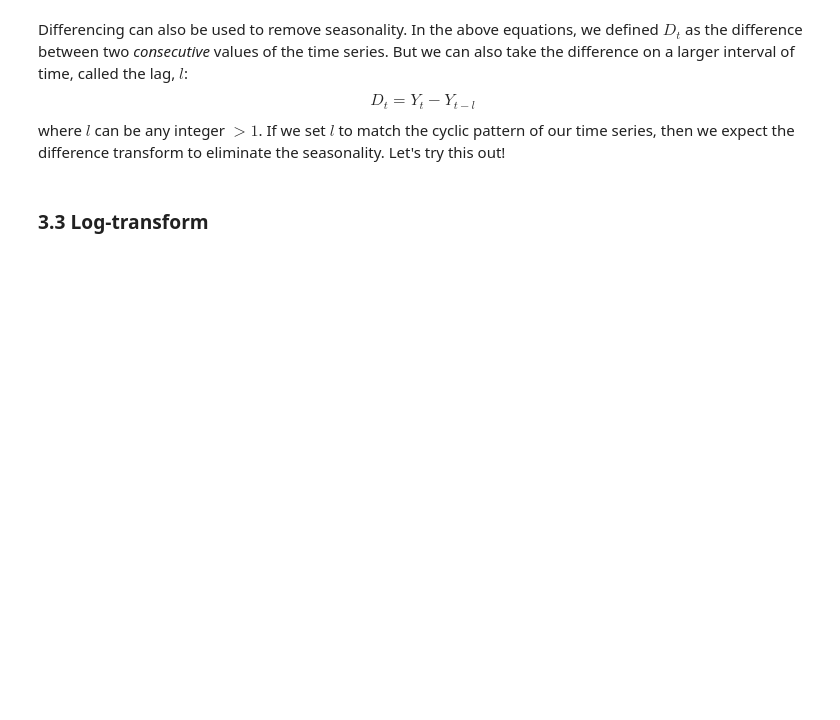
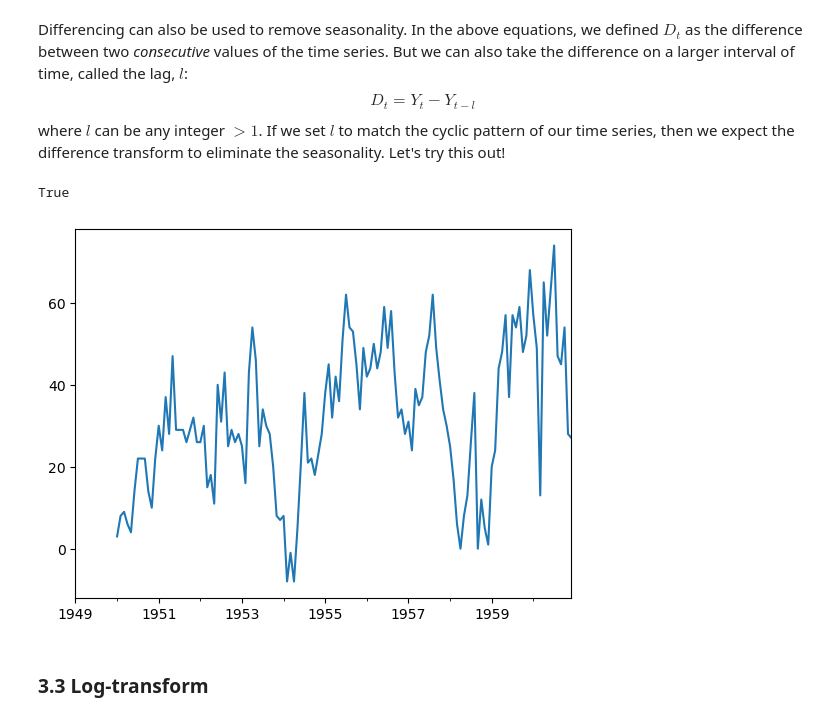
Before and after one commit to thomasmari/DataS3PG, a Jupyter notebook: module/11. ML/6. ML6/notebooks/NB1_Time_Series_Forecasts.ipynb, the cells around one changed output. Drawn from its saved outputs; the diff is of its cells as text; code cells hidden in the pictures; blank space fills up the shorter version.

```diff
--- a/module/11. ML/6. ML6/notebooks/NB1_Time_Series_Forecasts.ipynb
+++ b/module/11. ML/6. ML6/notebooks/NB1_Time_Series_Forecasts.ipynb
@@ -364,16 +376,24 @@ $$ D_t = Y_t - Y_{t-l}$$
 where $l$ can be any integer $>1$. If we set $l$ to match the cyclic pattern of our time series, then we expect the difference transform to eliminate the seasonality. Let's try this out!
 # %%
 def difference(data, lag=1):
-    # Compute the difference series with lag
-    return diff
+    # Compute the difference series
+    diff = data.copy()
+    for i in range(lag):
+        diff[i]=np.nan
+    diff[lag:] = np.array(diff[lag:]) - np.array(data[:-lag])
+    return(diff)
 
 lag = 12
 
 # Compute lagged difference and plot
-
-
-
+my_diff = difference(airline,lag=12)
+my_diff.plot()
 # Compare with Pandas
+pd_diff = airline.diff(12) # type: ignore
+my_diff.equals(pd_diff)
+# %% [output]
+True
+[figure, added]
 # %% [markdown]
 ### 3.3 Log-transform
 # %% [markdown]
```
Also changed, not shown: parts of 9 cells of this notebook.
